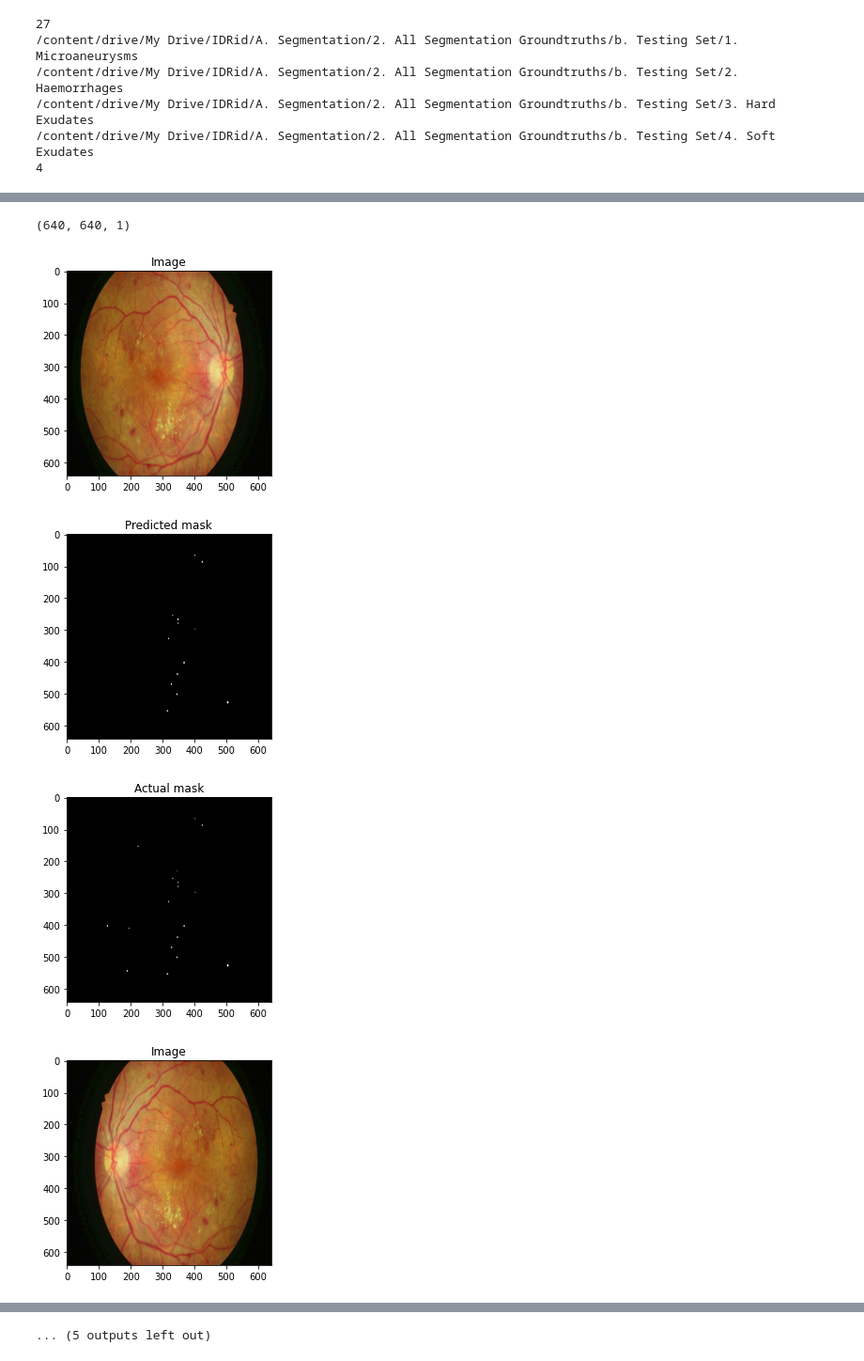
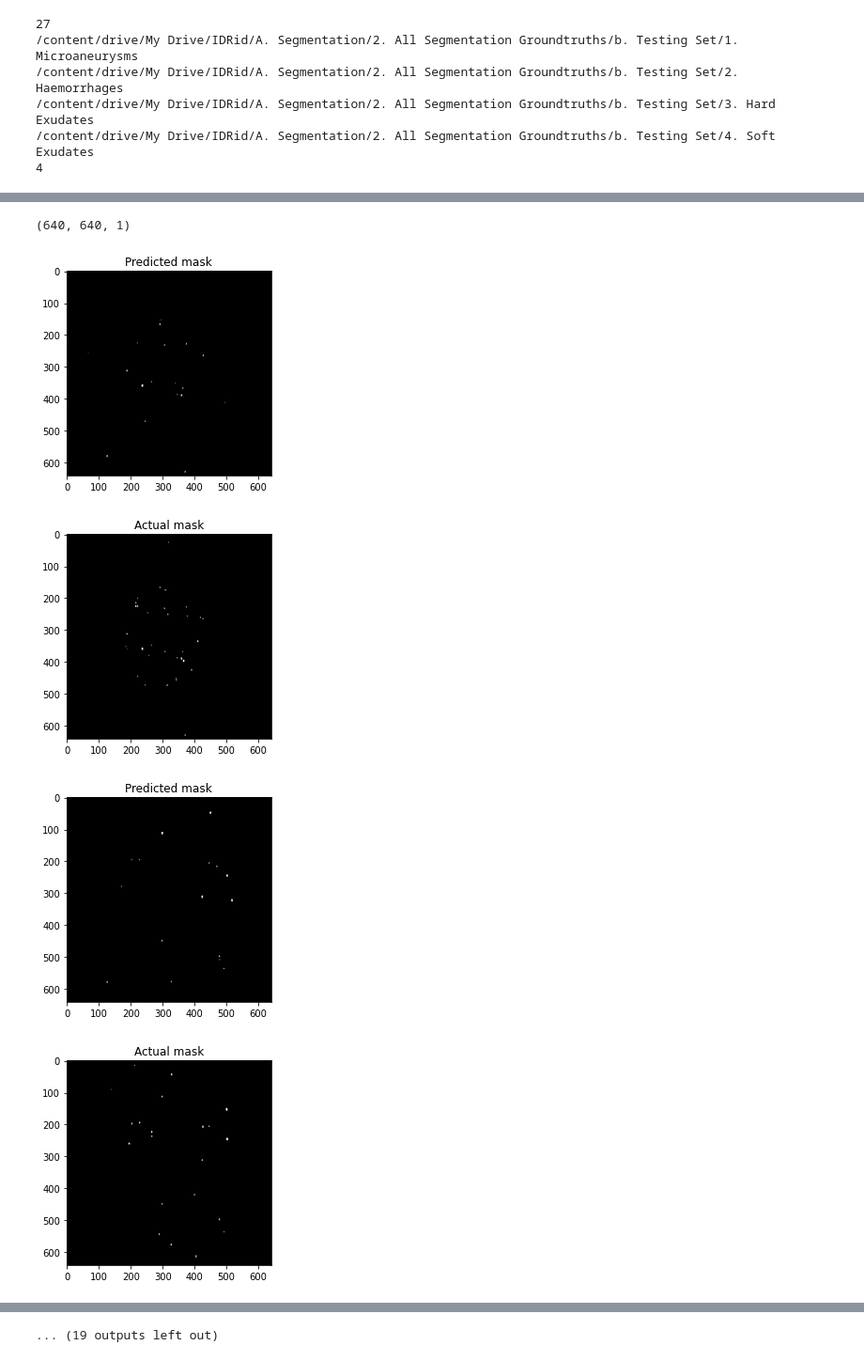
Before and after one commit to varJATIN/Ocular-fundus-image-Analysis, a Jupyter notebook: MA_clahe_walter_4_channel.ipynb, the cells around one changed output, grey strips where cells are left out. Shown at 94% size. Drawn from its saved outputs; the diff is of its cells as text; code cells hidden in the pictures.

```diff
--- a/MA_clahe_walter_4_channel.ipynb
+++ b/MA_clahe_walter_4_channel.ipynb
@@ -304,7 +302,7 @@ Epoch 97/200
 j=0
 k=0
 for i,hist in enumerate(histories):
-  plt.plot(hist.history['loss'],label="{} layers and {} starting filters".format(2,32))
+  plt.plot(hist.history['loss'],label="{} layers and {} starting filters".format(2,24))
   j+=1
   if j%3==0:
     j=0
@@ -318,7 +316,7 @@ plt.show()
 j=0
 k=0
 for i,hist in enumerate(histories):
-  plt.plot(hist.history['mean_io_u'],label="{} layers and {} starting filters".format(2,32))
+  plt.plot(hist.history['mean_io_u_1'],label="{} layers and {} starting filters".format(2,24))
   j+=1
   if j%3==0:
     j=0
@@ -432,7 +430,7 @@ mask = test_label[:,:,:,:] > 0.25
 test_label[mask] = 1
 test_label[~mask] = 0
 # %%
-for i in range(5):
+"""for i in range(5):
   plt.imshow(test_batch[i,:,:,3],cmap='gray')
-  plt.show()
+  plt.show()"""
 # %% [output]
@@ -444,8 +438,3 @@ for i in range(5):
-# %%
-predicted_test_label=np.zeros(test_label.shape)
-for i in range(27):
-  #print(np.expand_dims(test_batch[i],axis=0).shape)
-  predicted_test_label[i]=models[0].predict(np.expand_dims(test_batch[i],axis=0))
 # %%
 #for j,model in enumerate(models):
 print(2, "layers ",24,"filter")
@@ -496,18 +485,18 @@ natural threshold train AUPR 0  test AUPR 0.28300156392824766
 # %%
 print(predicted_test_label[0].shape)
-for i in range(5):
-    plt.imshow(train_batch[i,:,:,0:3])
-    plt.title("Image")
-    plt.show()
+for i in range(15):
+    #plt.imshow(test_batch[i,:,:,0:3])
+    #plt.title("Image")
+    #plt.show()
     plt.imshow(np.squeeze(predicted_test_label[i,:,:,:], axis = 2),cmap='gray')
     plt.title("Predicted mask")
     plt.show()
-    plt.imshow(np.squeeze(train_label[i,:,:,:], axis = 2), cmap='gray')
+    plt.imshow(np.squeeze(test_label[i,:,:,:], axis = 2), cmap='gray')
     plt.title("Actual mask")
     plt.show()
 # %% [output]
 (640, 640, 1)
-[figure, old version]
+[figure, new version]
-[figure, old version]
+[figure, new version]
-[figure, old version]
+[figure, new version]
-[figure, old version]
+[figure, new version]
@@ -521 +510 @@ for i in range(5):
-... (5 outputs left out)
+... (19 outputs left out)
```
Also changed, not shown: parts of 8 cells of this notebook.
